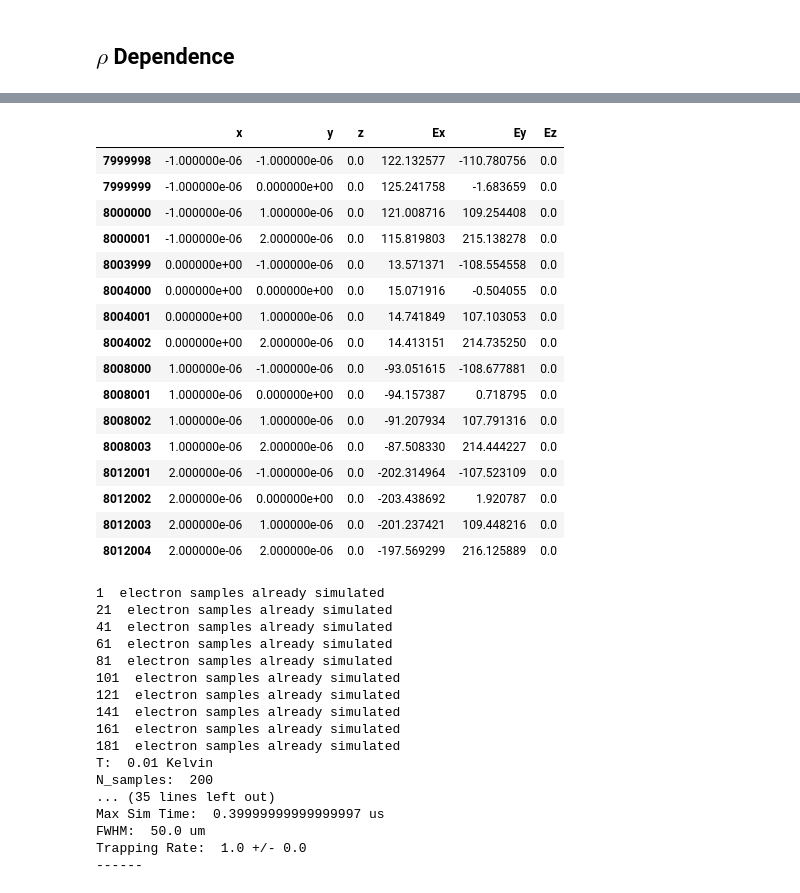
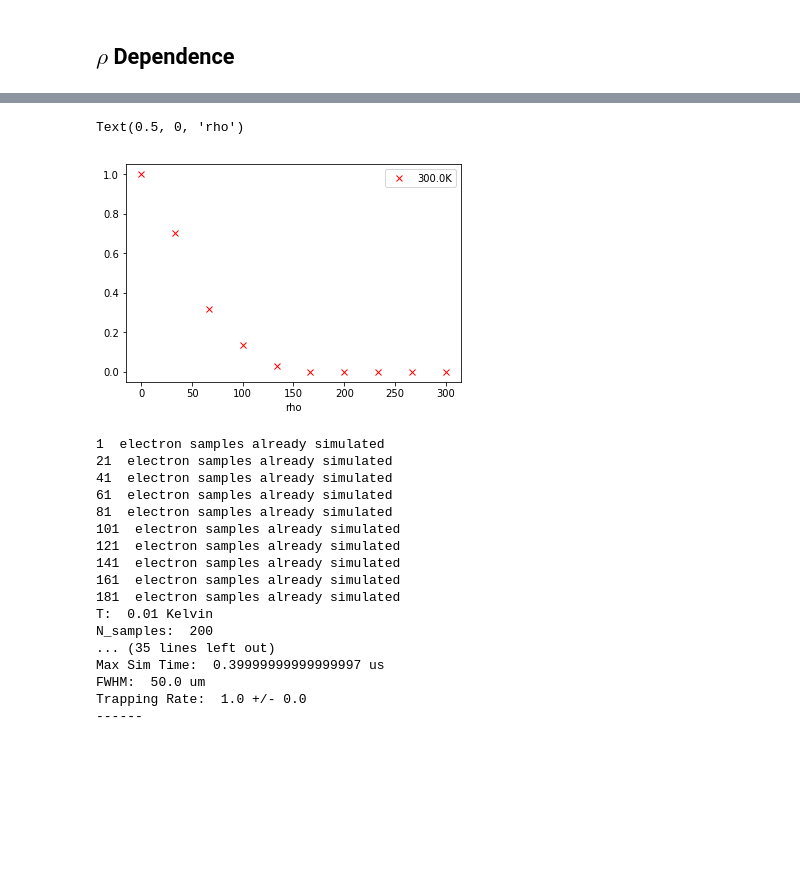
Before and after one commit to HaeffnerLab/Electron-Trap-Design-Testing, a Jupyter notebook: quarter_sim1.ipynb, the cells around one changed output, grey strips where cells are left out. Cells and saved outputs as stored; diff of their text form; code cells hidden in the pictures; blank space fills up the shorter version.

```diff
--- a/quarter_sim1.ipynb
+++ b/quarter_sim1.ipynb
@@ -351,23 +343,10 @@ Name: 8004000, dtype: float64
-# %%
-df.loc[(np.abs(df["x"]) < 2.0e-6) & (np.abs(df["y"]) < 2.0e-6)]
-# %% [output]
-|  | x | y | z | Ex | Ey | Ez |
-| 7999998 | -1.000000e-06 | -1.000000e-06 | 0.0 | 122.132577 | -110.780756 | 0.0 |
-| 7999999 | -1.000000e-06 | 0.000000e+00 | 0.0 | 125.241758 | -1.683659 | 0.0 |
-| 8000000 | -1.000000e-06 | 1.000000e-06 | 0.0 | 121.008716 | 109.254408 | 0.0 |
-| 8000001 | -1.000000e-06 | 2.000000e-06 | 0.0 | 115.819803 | 215.138278 | 0.0 |
-| 8003999 | 0.000000e+00 | -1.000000e-06 | 0.0 | 13.571371 | -108.554558 | 0.0 |
-| 8004000 | 0.000000e+00 | 0.000000e+00 | 0.0 | 15.071916 | -0.504055 | 0.0 |
-| 8004001 | 0.000000e+00 | 1.000000e-06 | 0.0 | 14.741849 | 107.103053 | 0.0 |
-| 8004002 | 0.000000e+00 | 2.000000e-06 | 0.0 | 14.413151 | 214.735250 | 0.0 |
-| 8008000 | 1.000000e-06 | -1.000000e-06 | 0.0 | -93.051615 | -108.677881 | 0.0 |
-| 8008001 | 1.000000e-06 | 0.000000e+00 | 0.0 | -94.157387 | 0.718795 | 0.0 |
-| 8008002 | 1.000000e-06 | 1.000000e-06 | 0.0 | -91.207934 | 107.791316 | 0.0 |
-| 8008003 | 1.000000e-06 | 2.000000e-06 | 0.0 | -87.508330 | 214.444227 | 0.0 |
-| 8012001 | 2.000000e-06 | -1.000000e-06 | 0.0 | -202.314964 | -107.523109 | 0.0 |
-| 8012002 | 2.000000e-06 | 0.000000e+00 | 0.0 | -203.438692 | 1.920787 | 0.0 |
-| 8012003 | 2.000000e-06 | 1.000000e-06 | 0.0 | -201.237421 | 109.448216 | 0.0 |
-| 8012004 | 2.000000e-06 | 2.000000e-06 | 0.0 | -197.569299 | 216.125889 | 0.0 |
+# %%
+plt.plot(rou_s*1.0e6, success_rate[T], 'rx', label = str(T) + "K")
+plt.legend()
+plt.xlabel("rho")
+# %% [output]
+Text(0.5, 0, 'rho')
+[figure, added]
 # %%
 N = 200
 T = 0.01
```
Also changed, not shown: parts of 2 cells of this notebook, 4 other files.
